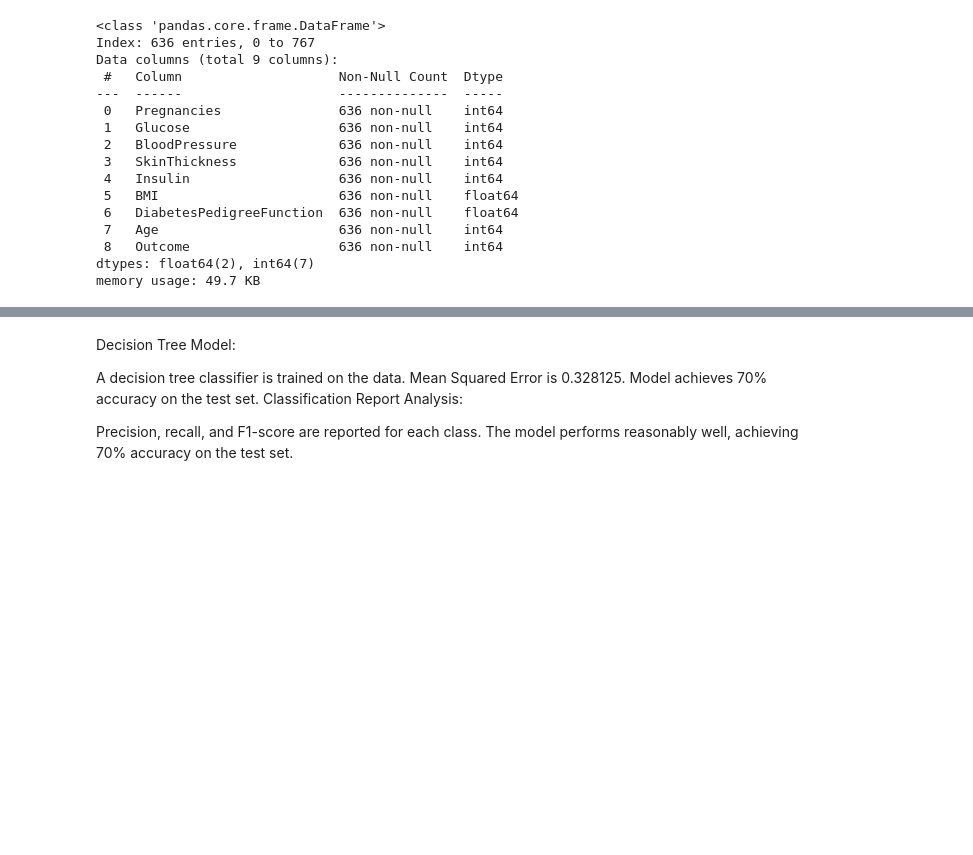
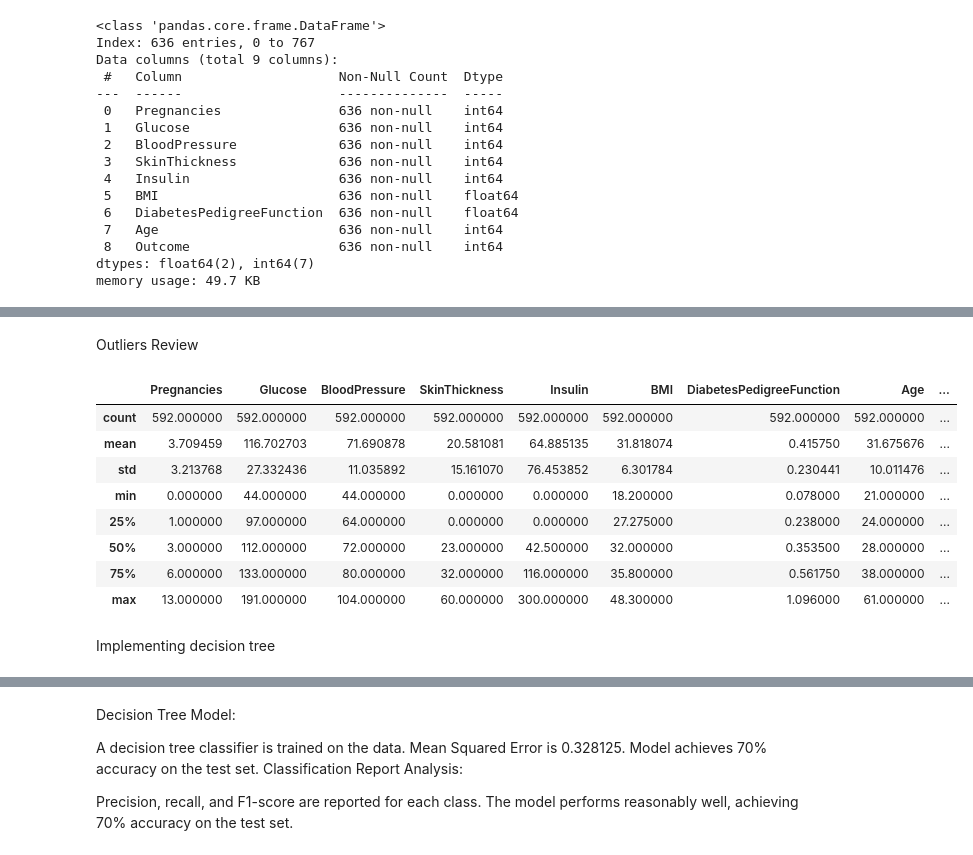
Before and after one commit to Munchkinland/Decision-Tree, a Jupyter notebook: src/explore.ipynb, the cells around one changed output, grey strips where cells are left out. Drawn from its saved outputs; the diff is of its cells as text; code cells hidden in the pictures; blank space fills up the shorter version.

```diff
--- a/src/explore.ipynb
+++ b/src/explore.ipynb
@@ -632,0 +642,37 @@ plt.show()
+# %%
+# Crear una copia de seguridad del DataFrame original
+total_data_copy = total_data.copy()
+
+# Diccionario para almacenar el recuento de valores fuera de los límites para cada variable
+valores_fuera_limites = {}
+
+# Calcular límites superior e inferior para la búsqueda de outliers para cada variable
+for variable in variables_interes:
+    variable_stats = total_data_copy[variable].describe()
+
+    iqr = variable_stats["75%"] - variable_stats["25%"]
+    upper_limit = variable_stats["75%"] + 1.5 * iqr
+    lower_limit = variable_stats["25%"] - 1.5 * iqr
+
+    # Identificar valores fuera de los límites
+    valores_superiores = total_data_copy[total_data_copy[variable] > upper_limit]
+    valores_inferiores = total_data_copy[total_data_copy[variable] < lower_limit]
+
+    # Almacenar recuento en el diccionario
+    valores_fuera_limites[variable] = {
+        'superiores': len(valores_superiores),
+        'inferiores': len(valores_inferiores)
+    }
+
+    print(f"\nLímites superior e inferior para la búsqueda de outliers de {variable}:")
+    print(f"Superior: {round(upper_limit, 2)}, Inferior: {round(lower_limit, 2)}, Rango intercuartílico: {round(iqr, 2)}")
+    print(f"Número de valores por encima del límite superior: {len(valores_superiores)}")
+    print(f"Número de valores por debajo del límite inferior: {len(valores_inferiores)}")
+
+    # Eliminar outliers y actualizar la copia del DataFrame original
+    total_data_copy = total_data_copy[(total_data_copy[variable] >= lower_limit) & (total_data_copy[variable] <= upper_limit)]
+
+# Mostrar información sobre la cantidad de valores fuera de los límites después de la eliminación
+print("\nRecuento de valores fuera de los límites después de la eliminación:")
+for variable, recuento in valores_fuera_limites.items():
+    print(f"{variable}: Superiores: {recuento['superiores']}, Inferiores: {recuento['inferiores']}")
@@ -655,0 +739,17 @@ total_data.drop('Pregnancies', axis=1, inplace=True)
+# %% [markdown]
+Outliers Review
+# %%
+total_data.describe()
+total_data_copy.describe()
+# %% [output]
+|  | Pregnancies | Glucose | BloodPressure | SkinThickness | Insulin | BMI | DiabetesPedigreeFunction | Age | ... |
+| count | 592.000000 | 592.000000 | 592.000000 | 592.000000 | 592.000000 | 592.000000 | 592.000000 | 592.000000 | ... |
+| mean | 3.709459 | 116.702703 | 71.690878 | 20.581081 | 64.885135 | 31.818074 | 0.415750 | 31.675676 | ... |
+| std | 3.213768 | 27.332436 | 11.035892 | 15.161070 | 76.453852 | 6.301784 | 0.230441 | 10.011476 | ... |
+| min | 0.000000 | 44.000000 | 44.000000 | 0.000000 | 0.000000 | 18.200000 | 0.078000 | 21.000000 | ... |
+| 25% | 1.000000 | 97.000000 | 64.000000 | 0.000000 | 0.000000 | 27.275000 | 0.238000 | 24.000000 | ... |
+| 50% | 3.000000 | 112.000000 | 72.000000 | 23.000000 | 42.500000 | 32.000000 | 0.353500 | 28.000000 | ... |
+| 75% | 6.000000 | 133.000000 | 80.000000 | 32.000000 | 116.000000 | 35.800000 | 0.561750 | 38.000000 | ... |
+| max | 13.000000 | 191.000000 | 104.000000 | 60.000000 | 300.000000 | 48.300000 | 1.096000 | 61.000000 | ... |
+# %% [markdown]
+Implementing decision tree
```
Also changed, not shown: parts of 51 cells of this notebook, 6 other files.
